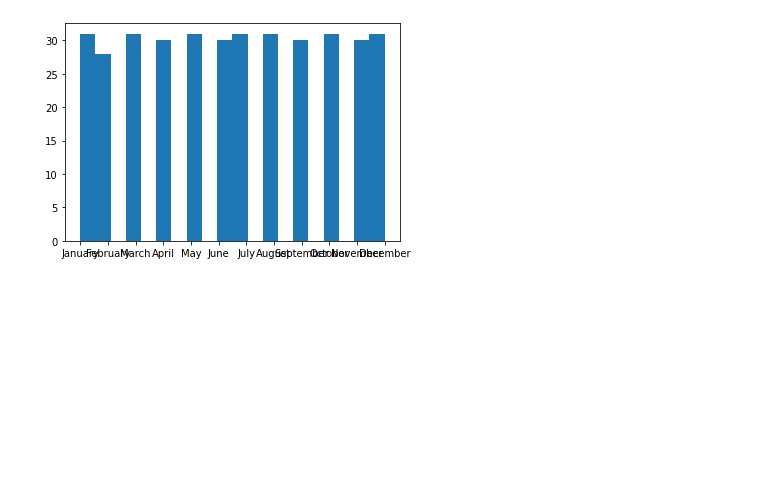
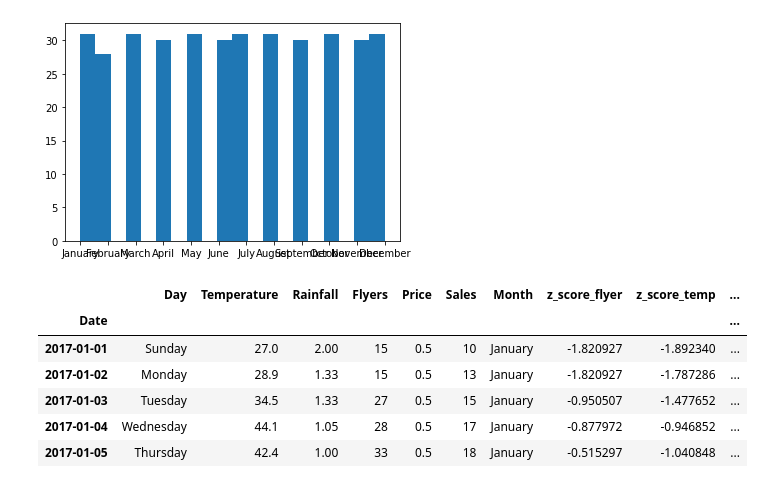
Before and after one commit to BraedenWright/anomaly-detection-exercises, a Jupyter notebook: anomaly_detection_exercises.ipynb, the cells around one changed output. Drawn from its saved outputs; the diff is of its cells as text; code cells hidden in the pictures; blank space fills up the shorter version.

```diff
--- a/anomaly_detection_exercises.ipynb
+++ b/anomaly_detection_exercises.ipynb
@@ -295,0 +294,21 @@ Month
+# %%
+# Flyers, Temp and Rainfall all have normal distribution
+
+# Flyers
+df['z_score_flyer'] = (df['Flyers'] - df['Flyers'].mean()) / df['Flyers'].std()
+
+# Temperature
+df['z_score_temp'] = (df['Temperature'] - df['Temperature'].mean()) / df['Temperature'].std()
+
+# Rainfall
+df['z_score_rainfall'] = (df['Rainfall'] - df['Rainfall'].mean()) / df['Rainfall'].std()
+
+df.head()
+# %% [output]
+|  | Day | Temperature | Rainfall | Flyers | Price | Sales | Month | z_score_flyer | z_score_temp | ... |
+| Date |  |  |  |  |  |  |  |  |  | ... |
+| 2017-01-01 | Sunday | 27.0 | 2.00 | 15 | 0.5 | 10 | January | -1.820927 | -1.892340 | ... |
+| 2017-01-02 | Monday | 28.9 | 1.33 | 15 | 0.5 | 13 | January | -1.820927 | -1.787286 | ... |
+| 2017-01-03 | Tuesday | 34.5 | 1.33 | 27 | 0.5 | 15 | January | -0.950507 | -1.477652 | ... |
+| 2017-01-04 | Wednesday | 44.1 | 1.05 | 28 | 0.5 | 17 | January | -0.877972 | -0.946852 | ... |
+| 2017-01-05 | Thursday | 42.4 | 1.00 | 33 | 0.5 | 18 | January | -0.515297 | -1.040848 | ... |
```
Also changed, not shown: parts of 9 cells of this notebook.
